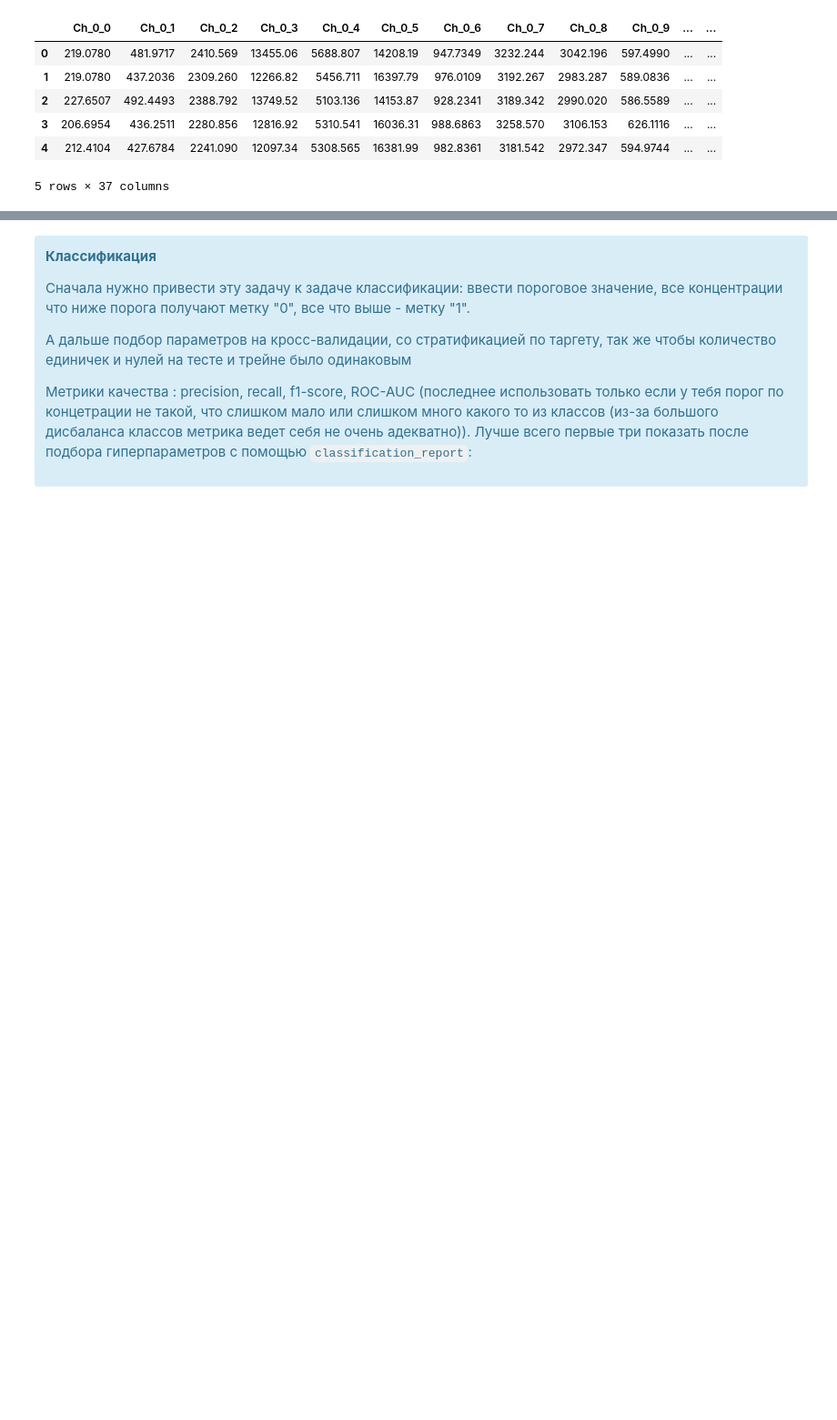
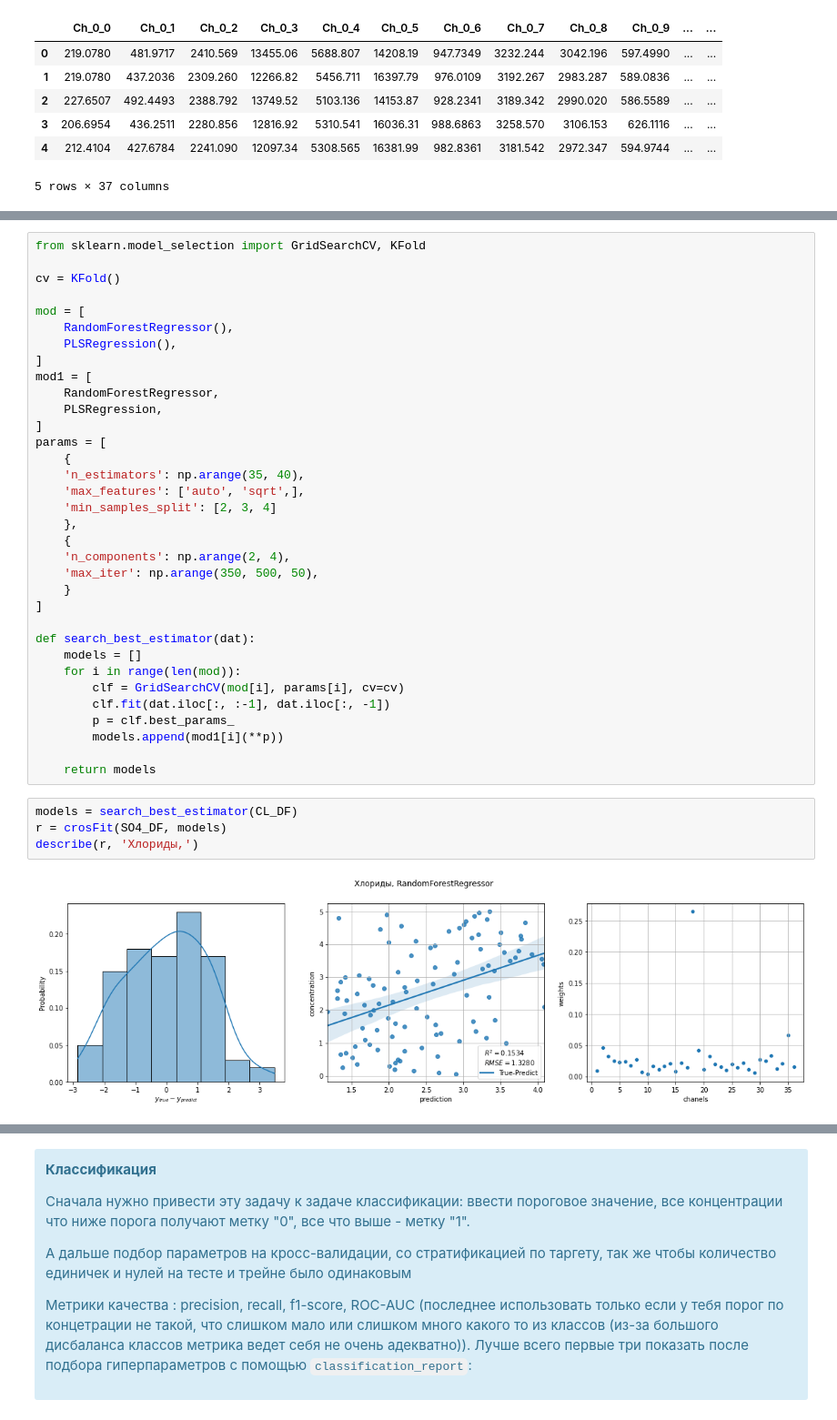
Before and after one commit to andrew3203/wastewater, a Jupyter notebook: notebooks/peecup/1.0-kad-test-task.ipynb, the cells around one changed output, grey strips where cells are left out. Shown at 91% size. Cells and saved outputs as stored; diff of their text form; blank space fills up the shorter version.

```diff
--- a/notebooks/peecup/1.0-kad-test-task.ipynb
+++ b/notebooks/peecup/1.0-kad-test-task.ipynb
@@ -168,0 +147,40 @@ ValueError: Parameter grid for parameter (max_features) needs to be a list or nu
+# %%
+from sklearn.model_selection import GridSearchCV, KFold
+
+cv = KFold()
+
+mod = [
+    RandomForestRegressor(),
+    PLSRegression(),
+]
+mod1 = [
+    RandomForestRegressor,
+    PLSRegression,
+]
+params = [
+    {
+    'n_estimators': np.arange(35, 40),
+    'max_features': ['auto', 'sqrt',],
+    'min_samples_split': [2, 3, 4]
+    },
+    {
+    'n_components': np.arange(2, 4),
+    'max_iter': np.arange(350, 500, 50),
+    }
+]
+
+def search_best_estimator(dat):
+    models = []
+    for i in range(len(mod)):
+        clf = GridSearchCV(mod[i], params[i], cv=cv)
+        clf.fit(dat.iloc[:, :-1], dat.iloc[:, -1])
+        p = clf.best_params_
+        models.append(mod1[i](**p))
+
+    return models
+# %%
+models = search_best_estimator(CL_DF)
+r = crosFit(SO4_DF, models)
+describe(r, 'Хлориды,')
+# %% [output]
+[figure, added]
```
Also changed, not shown: parts of 9 cells of this notebook.
